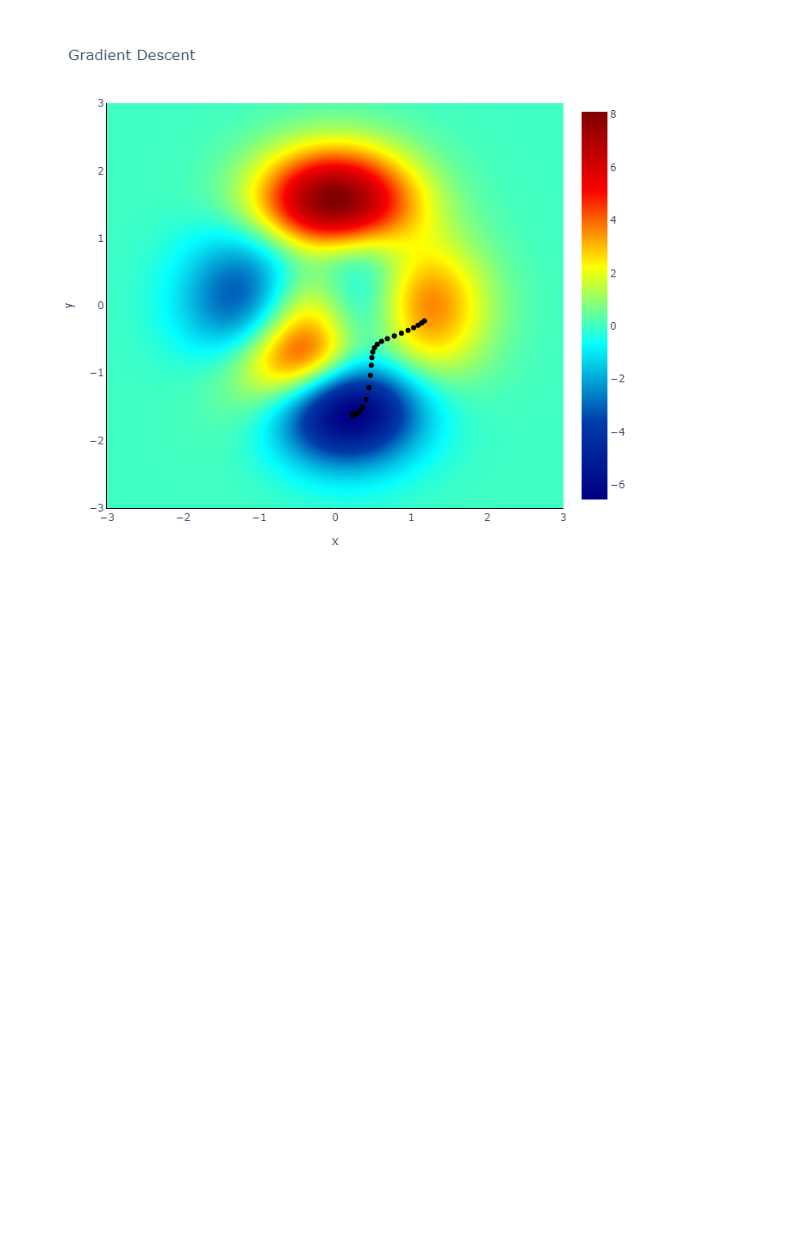
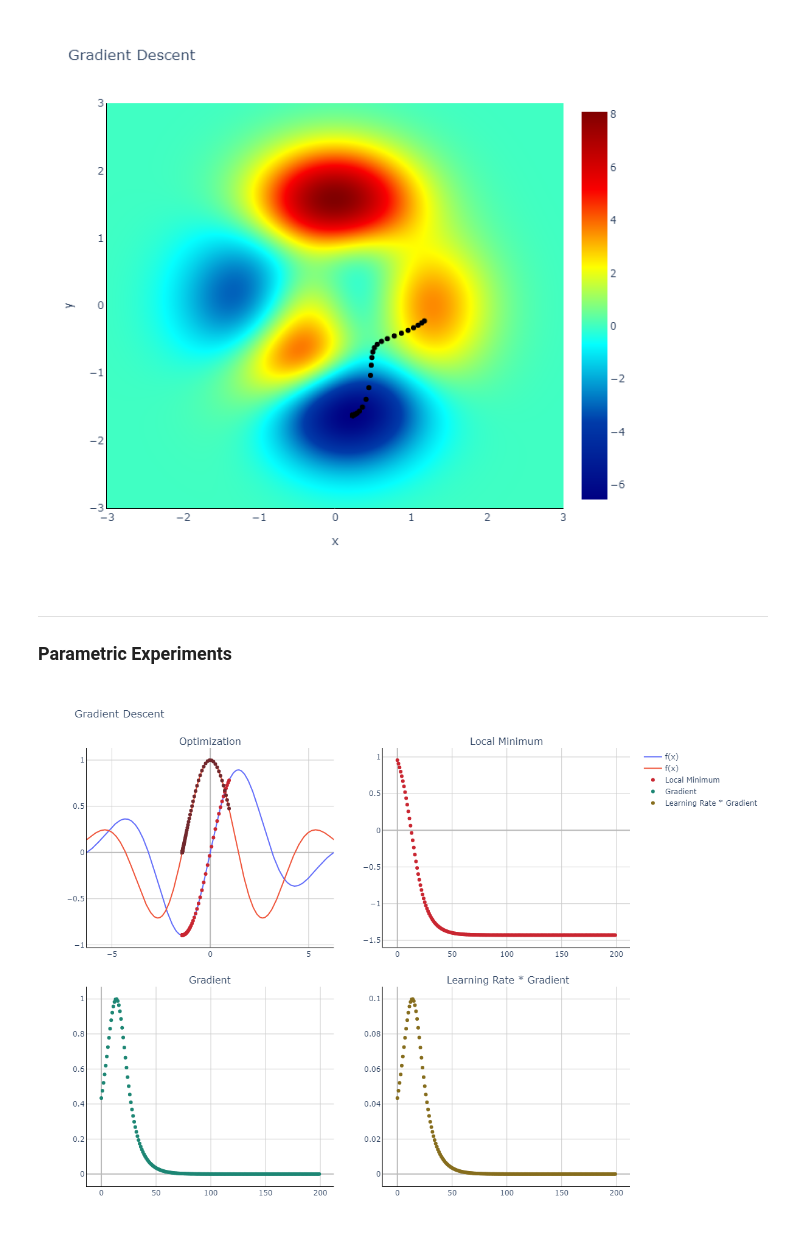
Before and after one commit to Gusmeira/PyTorch-Courses, a Jupyter notebook: B_gradient_descent.ipynb, the cells around one changed output. Cells and saved outputs as stored; diff of their text form; code cells hidden in the pictures; blank space fills up the shorter version.

Commit message:
:sparkles: <B> gradient descent experiments

```diff
--- a/B_gradient_descent.ipynb
+++ b/B_gradient_descent.ipynb
@@ -345,3 +345,69 @@ fig.add_trace(go.Scatter(
 plotly_main_layout(fig, title='Gradient Descent', x='x', y='y', height=650)
 # %% [output]
 [figure]
+# %% [markdown]
+___
+### Parametric Experiments
+# %%
+x = np.linspace(-2*np.pi, 2*np.pi, 401)
+def fx(x):
+  return np.sin(x) * np.exp(-x**2*.05)
+def deriv(x):
+  return np.cos(x)*np.exp(-x**2*.05) - np.sin(x)*.1*x*np.exp(-x**2*.05)
+
+# fig = go.Figure()
+# fig.add_trace(go.Scatter(
+#     x=x, y=fx(x), name='f(x)'
+# ))
+# fig.add_trace(go.Scatter(
+#     x=x, y=deriv(x), name='df(x)/dx'
+# ))
+
+# plotly_main_layout(fig, x='x', y='y', title='x | f(x) | df(x)/dx')
+
+# ==============================================================================
+
+localmin = np.array([1])
+learning_rate = 0.1
+training_epochs = 200
+df_ = gradient_descent(localmin, learning_rate, training_epochs)
+
+fig = make_subplots(
+    subplot_titles=('Optimization', 'Local Minimum', 'Gradient',' Learning Rate * Gradient'),
+    rows=2, cols=2, vertical_spacing=0.09, horizontal_spacing=0.09
+)
+
+fig.add_trace(go.Scatter(
+    x=x, y=fx(x), name='f(x)'
+), row=1, col=1)
+fig.add_trace(go.Scatter(
+    x=x, y=deriv(x), name='f(x)'
+), row=1, col=1)
+
+fig.add_trace(go.Scatter(
+    x=df_['Local Minimum'], y=fx(df_['Local Minimum']),
+    mode='markers', marker=dict(color='#c92631', size=6), showlegend=False
+), row=1, col=1)
+fig.add_trace(go.Scatter(
+    x=df_['Local Minimum'], y=deriv(df_['Local Minimum']),
+    mode='markers', marker=dict(color='#71282d', size=6), showlegend=False
+), row=1, col=1)
+
+fig.add_trace(go.Scatter(
+    x=df_.index, y=df_['Local Minimum'],
+    mode='markers', marker=dict(color='#c92631', size=6), name='Local Minimum'
+), row=1, col=2)
+
+fig.add_trace(go.Scatter(
+    x=df_.index, y=df_['Gradient'],
+    mode='markers', marker=dict(color='#1d8674', size=6), name='Gradient'
+), row=2, col=1)
+
+fig.add_trace(go.Scatter(
+    x=df_.index, y=df_['Learning Rate * Gradient'],
+    mode='markers', marker=dict(color='#866d1d', size=6), name='Learning Rate * Gradient'
+), row=2, col=2)
+
+plotly_main_subplot_layout(fig, width=1200, height=900, title='Gradient Descent')
+# %% [output]
+[figure, added]
```
Also changed, not shown: parts of 5 cells of this notebook.
